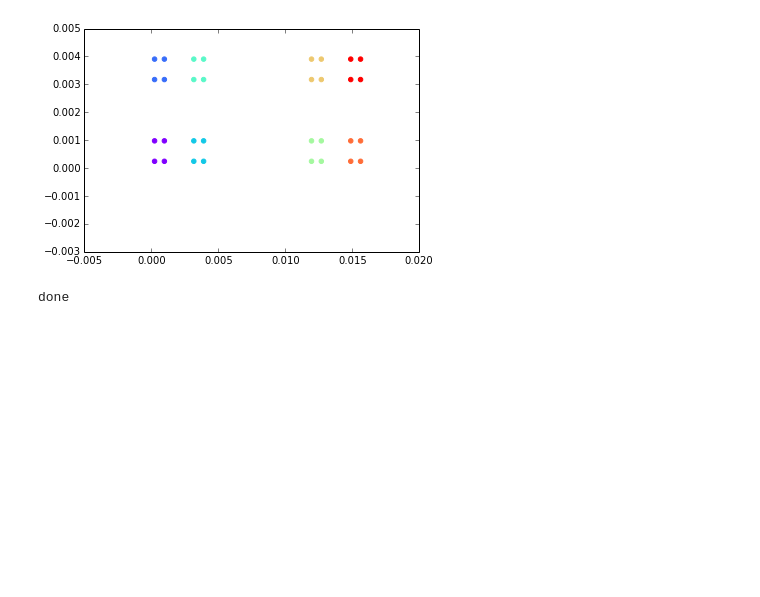
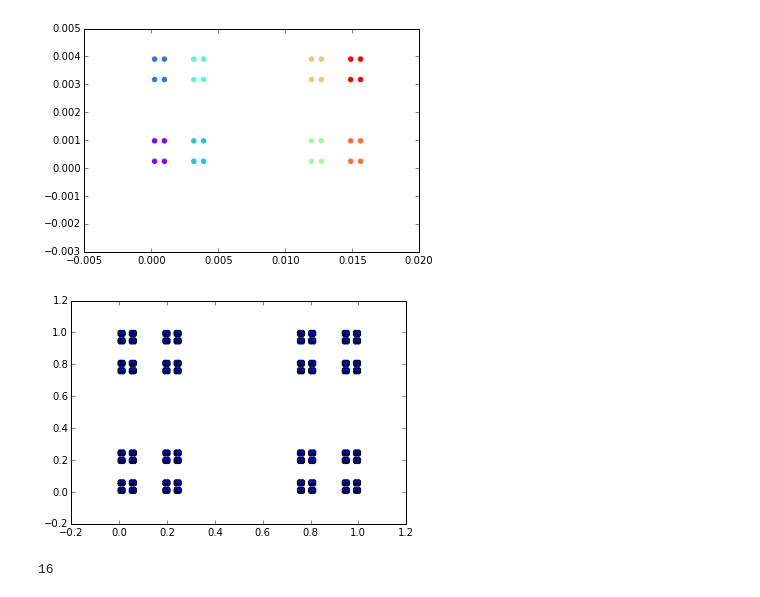
Before and after one commit to Chuphay/python, a Jupyter notebook: cluster/Fractal data.ipynb, the cells around one changed output. Cells and saved outputs as stored; diff of their text form; code cells hidden in the pictures; blank space fills up the shorter version.

Commit message:
fractal data working

```diff
--- a/cluster/Fractal data.ipynb
+++ b/cluster/Fractal data.ipynb
@@ -182,15 +186,4 @@ for i, c in enumerate(colors):
         scatter(df_small[d][0],df_small[d][1], color = c)
 # %% [output]
 [figure]
-# %%
-bigSimMatrix = [[0 for i in df] for j in df]
-for i,x in enumerate(df[:10]):
-    for j,y in enumerate(df[:10]):
-        bigSimMatrix[i][j] = gaussSim(x, y, sigma = 0.00005)
-
-
-
-print("done")
-# %% [output]
-done
 # %%
@@ -268,2 +225,46 @@ print(len(cluster_data))
+# %%
+adjacencyMatrix = open("adjacencyMatrix.data").read()
+coordinates = open("coordinates.data").read()
+coo = coordinates.split()
+coordinates = array([float(i) for i in coo]).reshape(len(coo)//2,2)
+aMatrix = adjacencyMatrix.split()
+adjacencyMatrix = array([float(i) for i in aMatrix]).reshape(len(coo)//2,len(coo)//2)
+# %%
+for d in coordinates:
+    scatter(d[0],d[1])
+# %% [output]
+[figure, added]
+# %%
+cluster_data = {}
+clusters = [0 for i in coordinates]
+num_clusters = 0
+for i, d in enumerate(coordinates):
+    #if(num_clusters>0):
+    #    break
+    if (clusters[i] == 0):
+        node = i
+        num_clusters +=1
+        cluster_data[num_clusters] = {"area":0, "perimeter": sum(adjacencyMatrix[i])-1, "nodes": [node]}
+        clusters[node] = num_clusters
+        count = 0
+        stack = [node]
+        while True:
+            #print(stack, stack[-1])
+            next_node, next_area, next_perimeter = get_next(stack[-1], num_clusters, adjacencyMatrix ,0.92)
+            count += 1
+            if(next_node == None):
+                stack.pop()
+                if(len(stack) == 0):
+                    break
+            else:
+                clusters[next_node] = num_clusters
+                cluster_data[num_clusters]["area"] = next_area
+                cluster_data[num_clusters]["perimeter"] = next_perimeter
+                cluster_data[num_clusters]["nodes"].append(next_node)
+                stack.append(next_node)
+                node = next_node
+print(len(cluster_data))
+# %% [output]
+16
 # %%
 colors = cm.rainbow(np.linspace(0, 1, len(cluster_data)))
```
Also changed, not shown: parts of 4 cells of this notebook, 4 other files.
